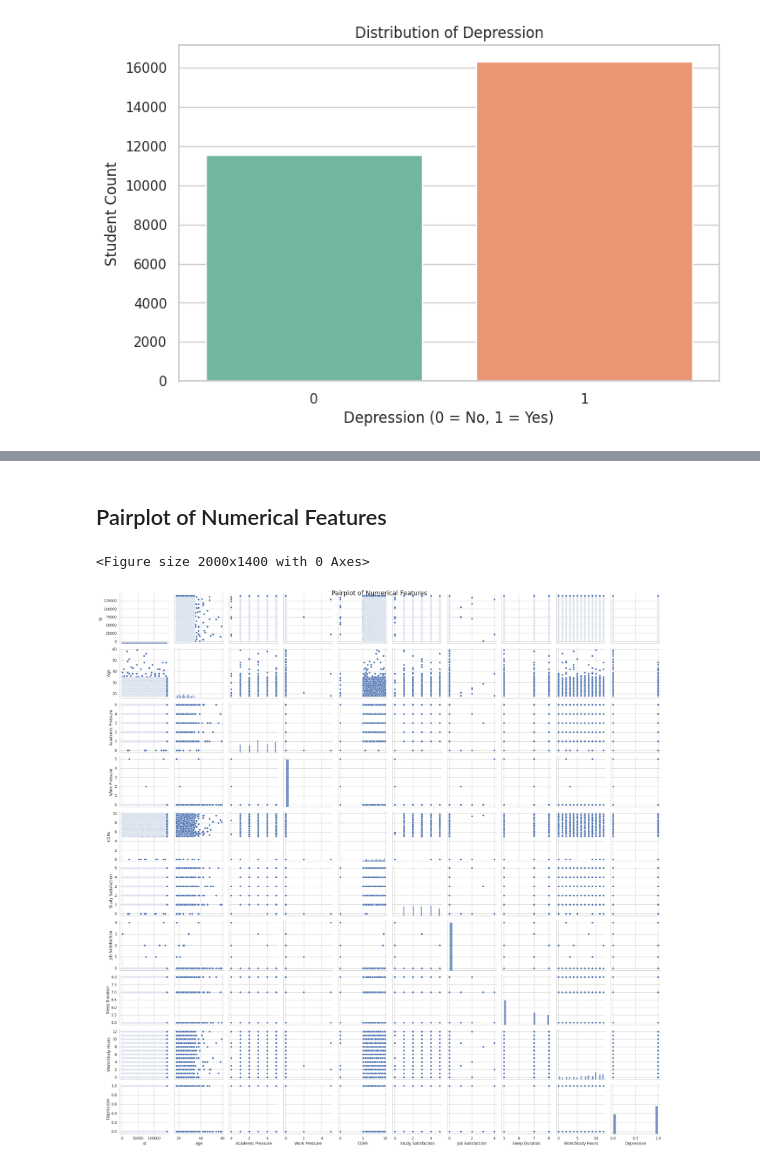
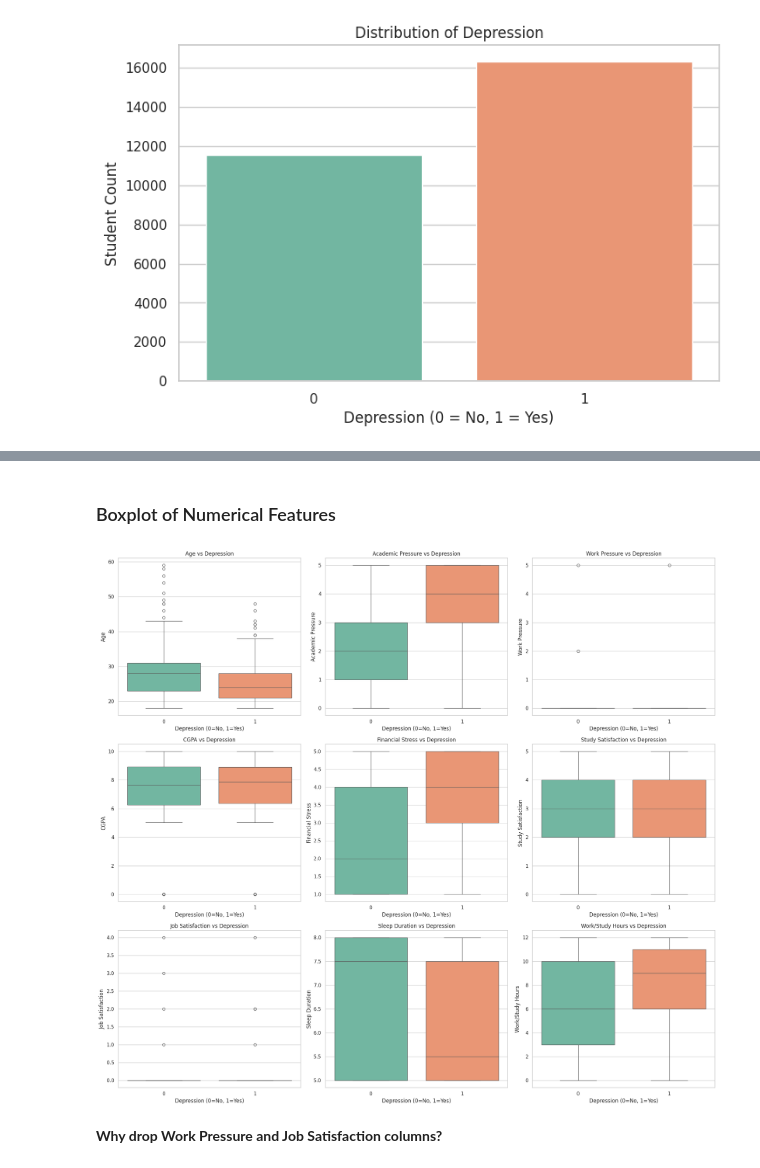
Before and after one commit to SeminiAmanda/student-depression-predictor, a Jupyter notebook: notebooks/FC110568_DiliniSew/dataPreprocessing.ipynb, the cells around one changed output, grey strips where cells are left out. Saved outputs shown, nothing was run; the diff lists cells and outputs as text; code cells hidden in the pictures.

```diff
--- a/notebooks/FC110568_DiliniSew/dataPreprocessing.ipynb
+++ b/notebooks/FC110568_DiliniSew/dataPreprocessing.ipynb
@@ -297,12 +626,16 @@ plt.show()
 # %% [markdown]
-## Pairplot of Numerical Features
+### Boxplot of Numerical Features
-# %%
-
-plt.figure(figsize=(20,14))
-sns.pairplot(numerical_df)
-plt.suptitle("Pairplot of Numerical Features", fontsize=20)
-plt.tight_layout()
-plt.show()
-# %% [output]
-<Figure size 2000x1400 with 0 Axes>
-[figure, removed]
+# %%
+plt.figure(figsize=(20, 18))
+for i, feature in enumerate(num_features):
+    plt.subplot(3, 3, i+1)
+    sns.boxplot(x='Depression', y=feature, data=df, palette="Set2")
+    plt.title(f"{feature} vs Depression")
+    plt.xlabel("Depression (0=No, 1=Yes)")
+    plt.ylabel(feature)
+plt.tight_layout()
+plt.show()
+# %% [output]
+[figure, added]
+# %% [markdown]
+**Why drop Work Pressure and Job Satisfaction columns?**
```
Also changed, not shown: parts of 56 cells of this notebook.
